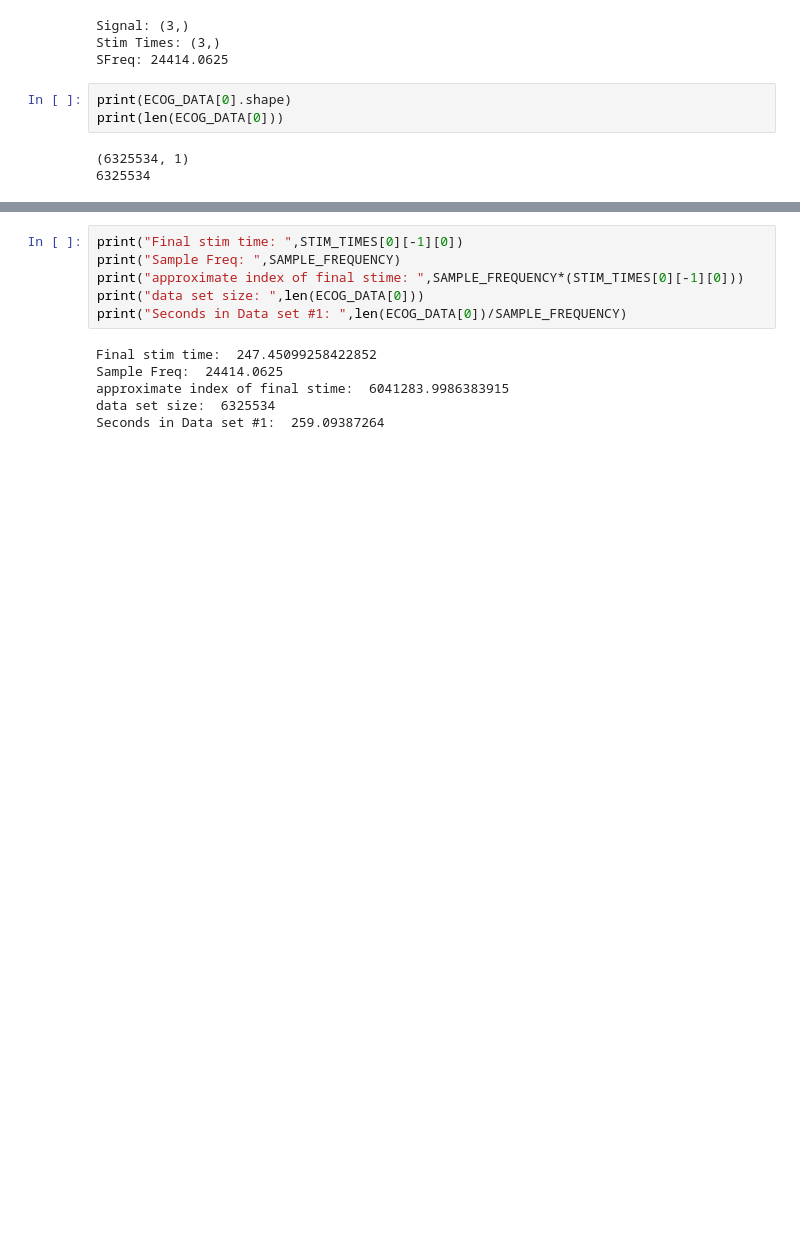
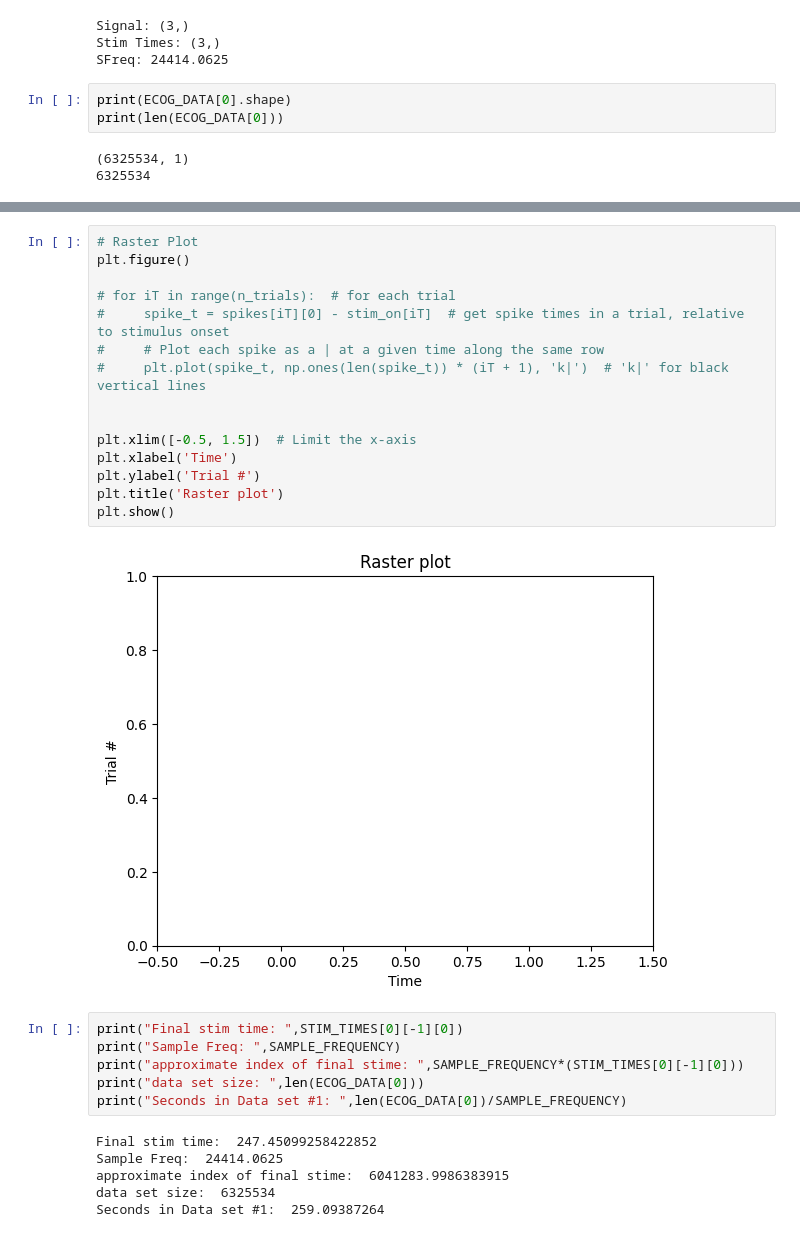
Before and after one commit to brownj47/ecog_signal_processing, a Jupyter notebook: test.ipynb, the cells around one changed output, grey strips where cells are left out. Drawn from its saved outputs; the diff is of its cells as text; blank space fills up the shorter version.

```diff
--- a/test.ipynb
+++ b/test.ipynb
@@ -103,3 +141,20 @@ print(threshold_3)
+# %%
+# Raster Plot
+plt.figure()
+
+# for iT in range(n_trials):  # for each trial
+#     spike_t = spikes[iT][0] - stim_on[iT]  # get spike times in a trial, relative to stimulus onset
+#     # Plot each spike as a | at a given time along the same row
+#     plt.plot(spike_t, np.ones(len(spike_t)) * (iT + 1), 'k|')  # 'k|' for black vertical lines
+
+
+plt.xlim([-0.5, 1.5])  # Limit the x-axis
+plt.xlabel('Time')
+plt.ylabel('Trial #')
+plt.title('Raster plot')
+plt.show()
+# %% [output]
+[figure, added]
 # %%
 print("Final stim time: ",STIM_TIMES[0][-1][0])
 print("Sample Freq: ",SAMPLE_FREQUENCY)
```
Also changed, not shown: parts of 5 cells of this notebook.
